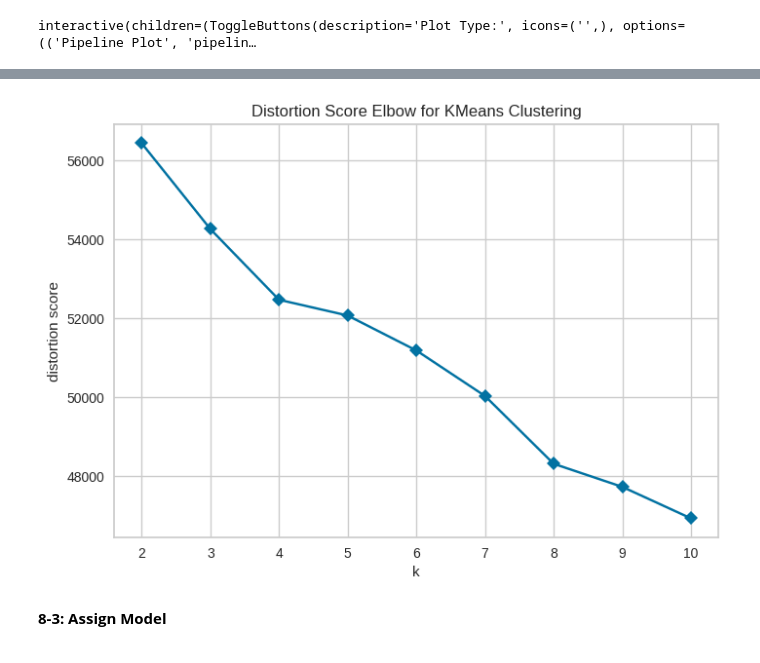
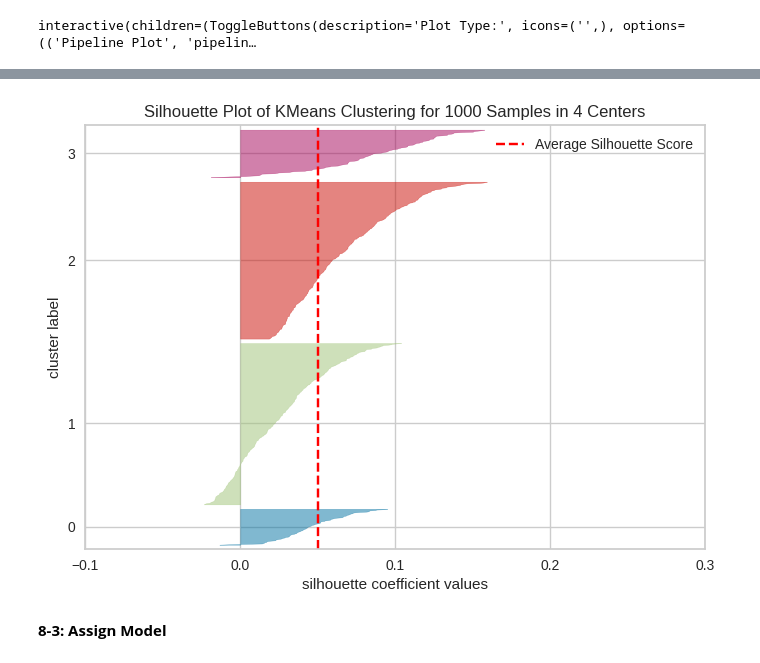
Before and after one commit to fatemekhanipour11/Machine_Learning, a Jupyter notebook: Automl_Pycaret.ipynb, the cells around one changed output, grey strips where cells are left out. Saved outputs shown, nothing was run; the diff lists cells and outputs as text; code cells hidden in the pictures.

```diff
--- a/Automl_Pycaret.ipynb
+++ b/Automl_Pycaret.ipynb
@@ -783,10 +781,10 @@ cluster.evaluate_model(kmeans)
 interactive(children=(ToggleButtons(description='Plot Type:', icons=('',), options=(('Pipeline Plot', 'pipelin…
 # %%
 # OOP API
-cluster.plot_model(kmeans, plot = 'elbow')
+cluster.plot_model(kmeans, plot = 'silhouette')
 # %% [output]
 [interactive output not drawn]
-[figure, old version]
+[figure, new version]
 # %% [markdown]
 **8-3: Assign Model**
 # %%
```
Also changed, not shown: parts of 1 cell of this notebook.
